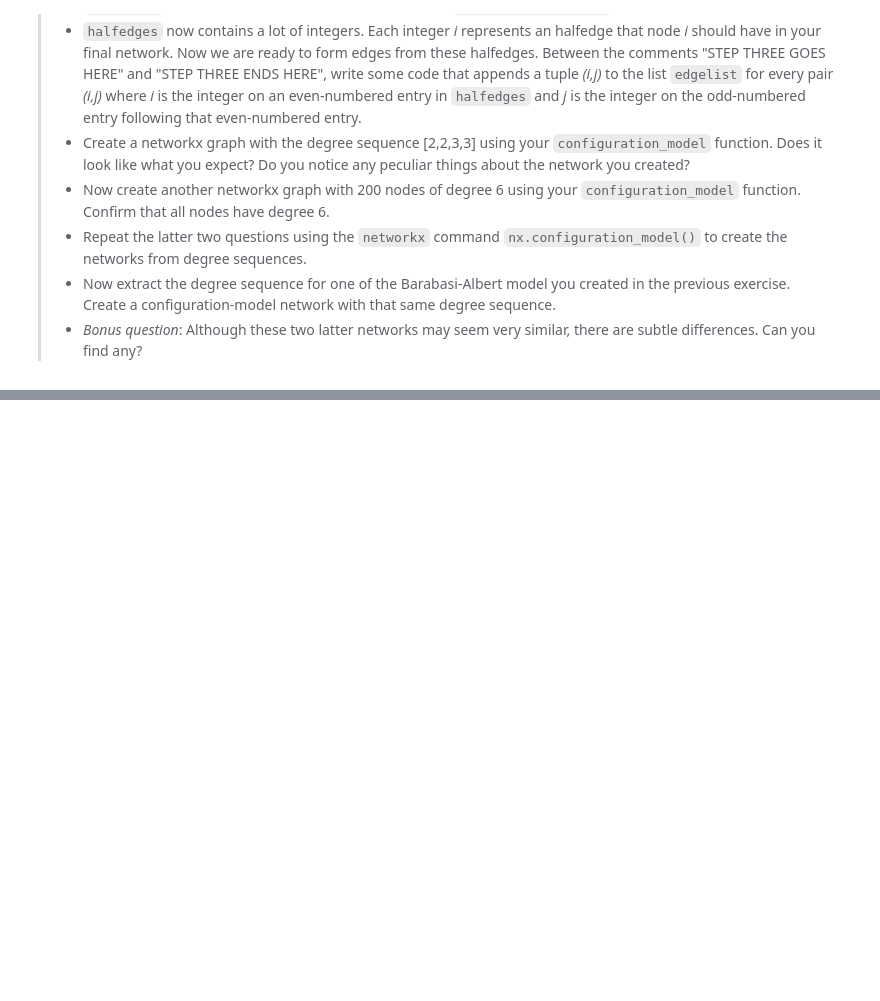
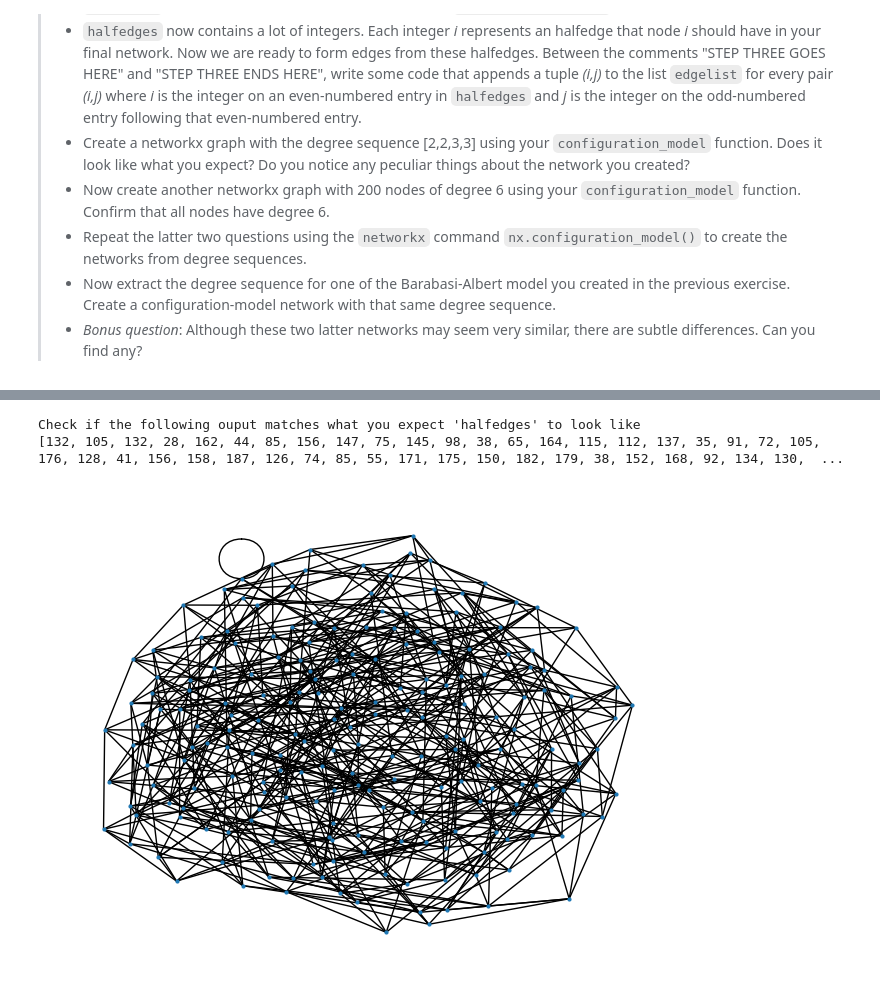
Before and after one commit to XhinoMullaymeri/socialgraphs2023, a Jupyter notebook: lectures/Week3.ipynb, the cells around one changed output, grey strips where cells are left out. Cells and saved outputs as stored; diff of their text form; code cells hidden in the pictures; blank space fills up the shorter version.

```diff
--- a/lectures/Week3.ipynb
+++ b/lectures/Week3.ipynb
@@ -405,0 +417,11 @@ def configuration_model (degrees) :
+# %%
+# create a configuration network of 200 nodes with degree 6
+N = 200
+degrees = [6] * N
+edgelist = configuration_model(degrees)
+g = nx.Graph(edgelist)
+nx.draw(g, node_size=4)
+# %% [output]
+Check if the following ouput matches what you expect 'halfedges' to look like
+[132, 105, 132, 28, 162, 44, 85, 156, 147, 75, 145, 98, 38, 65, 164, 115, 112, 137, 35, 91, 72, 105, 176, 128, 41, 156, 158, 187, 126, 74, 85, 55, 171, 175, 150, 182, 179, 38, 152, 168, 92, 134, 130,  ...
+[figure, added]
```
Also changed, not shown: parts of 3 cells of this notebook.
